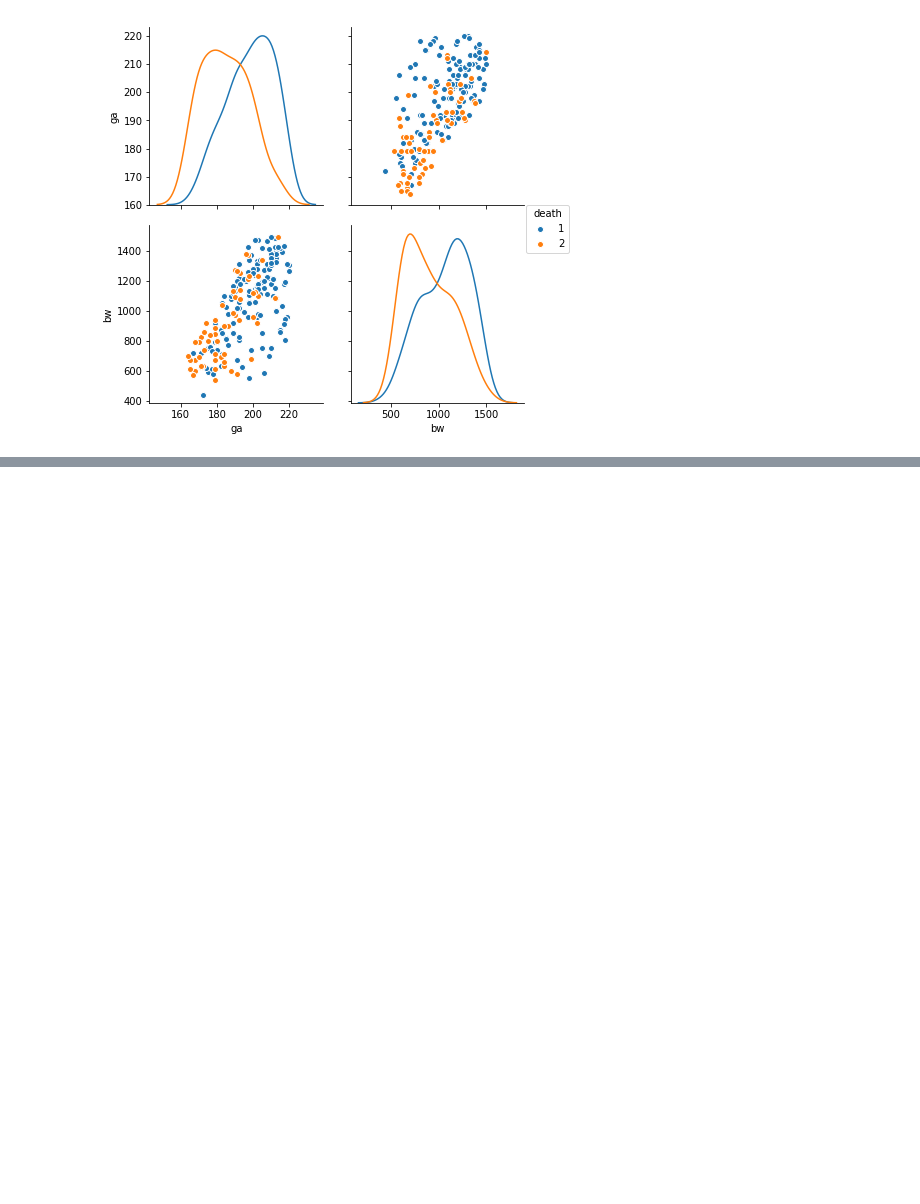
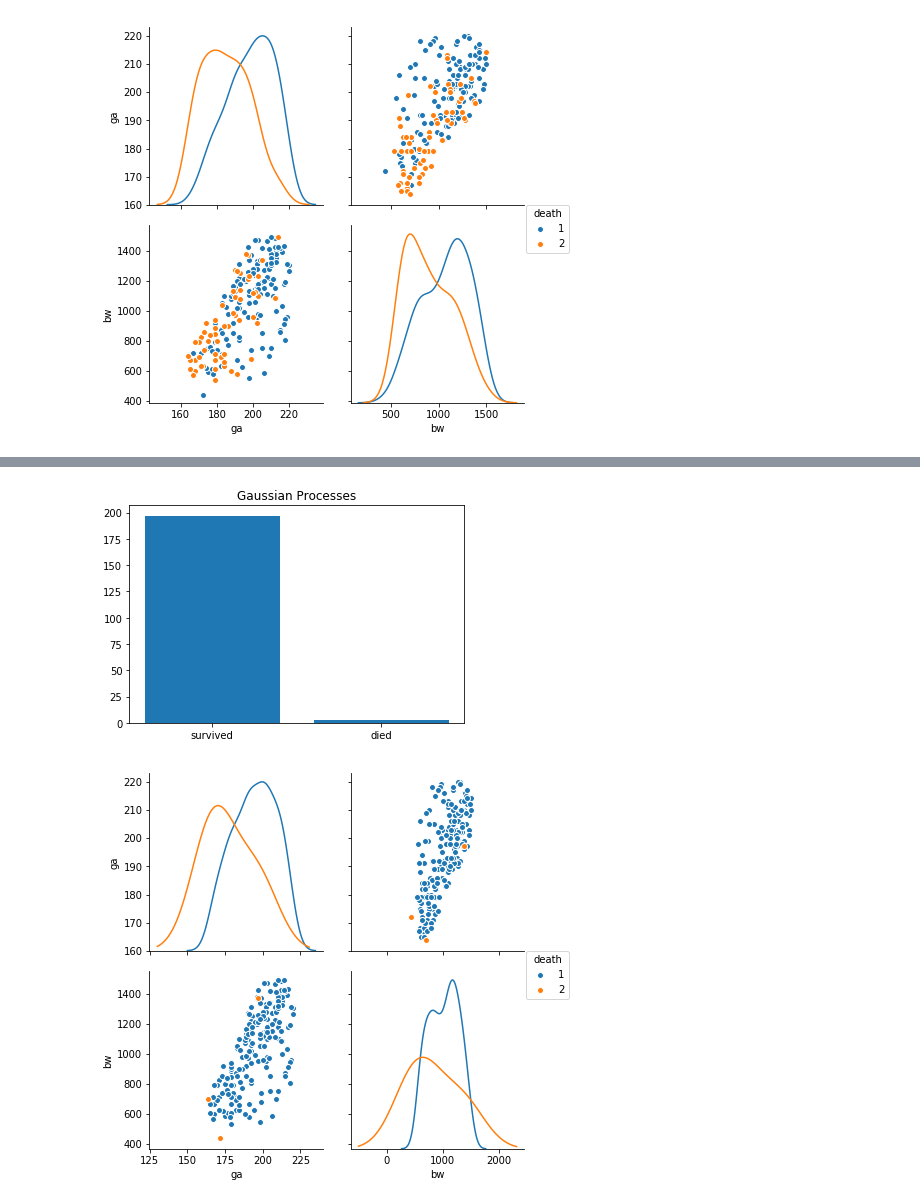
Before and after one commit to MaximilianProll/statgen, a Jupyter notebook: notebook.ipynb, the cells around one changed output, grey strips where cells are left out. Saved outputs shown, nothing was run; the diff lists cells and outputs as text; code cells hidden in the pictures; blank space fills up the shorter version.

```diff
--- a/notebook.ipynb
+++ b/notebook.ipynb
@@ -454,0 +476,16 @@ plt.show()
+# %%
+# ts, data
+fulldata = data.merge(ts, on='patientid')
+training_set = fulldata[fulldata['death']!=0]
+training_labels = training_set['death']
+training_data = training_set.drop(['patientid', 'death'], axis=1)
+test_set = fulldata[fulldata['death']==0]
+test_data = test_set.drop(['patientid', 'death'], axis=1)
+# %%
+scaler = StandardScaler()
+training_data_stand = scaler.fit_transform(training_data)
+test_data_stand = scaler.fit_transform(test_data)
+
+minmaxscaler = MinMaxScaler()
+training_data_minmax = minmaxscaler.fit_transform(training_data)
+test_data_minmax = minmaxscaler.fit_transform(test_data)
@@ -465,0 +552,25 @@ plt.show()
+# %%
+kernel = RBF(length_scale=1.0) #+ RBF(length_scale=2.0) + RBF(length_scale=5.0)
+gp = GaussianProcessClassifier(kernel=kernel, optimizer=None)
+gp.fit(training_data_stand, training_labels)
+p = gp.predict(test_data_stand)
+# %%
+classes, distribution = np.unique(p, return_counts=True)
+plt.bar(classes, distribution)
+plt.title('Gaussian Processes')
+plt.xticks(classes, ["survived", "died"])
+plt.show()
+
+gp_pred = pd.DataFrame(data={#'patientid':test_set['patientid'].as_matrix(),
+                             'ga':test_set['ga'].as_matrix(), 'bw':test_set['bw'].as_matrix(), 'death':p})
+sns.pairplot(gp_pred[['ga', 'bw', 'death']]
+             , hue="death"
+             , vars=['ga', 'bw']
+             , diag_kind="kde"
+             #, kind="reg"
+             , size=3
+            )
+plt.show()
+# %% [output]
+[figure, added]
+[figure, added]
```
Also changed, not shown: parts of 46 cells of this notebook.
